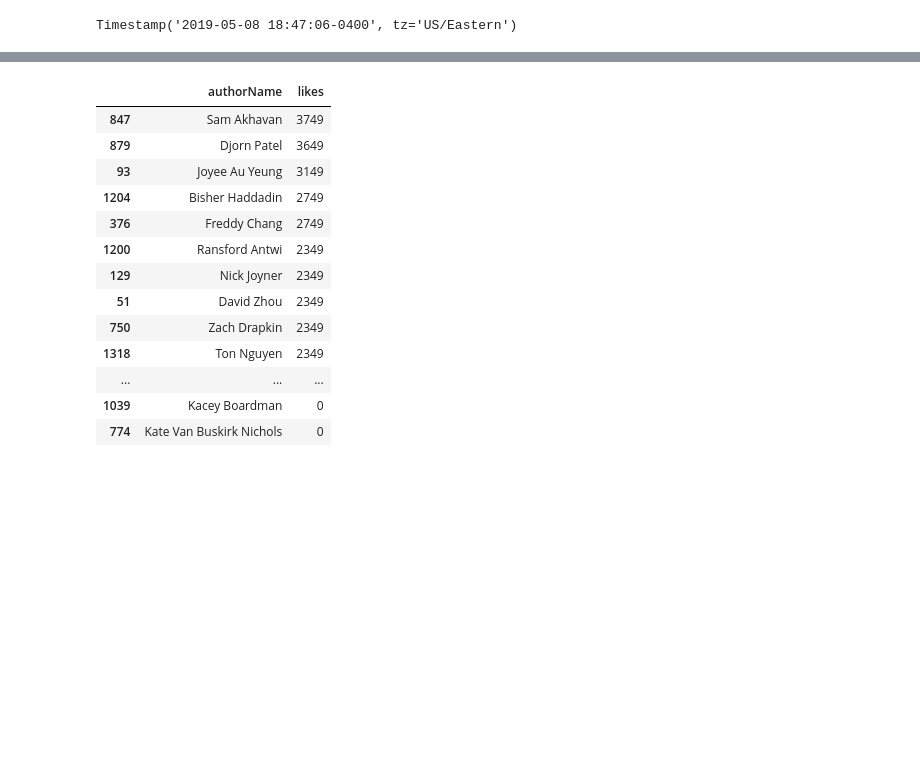
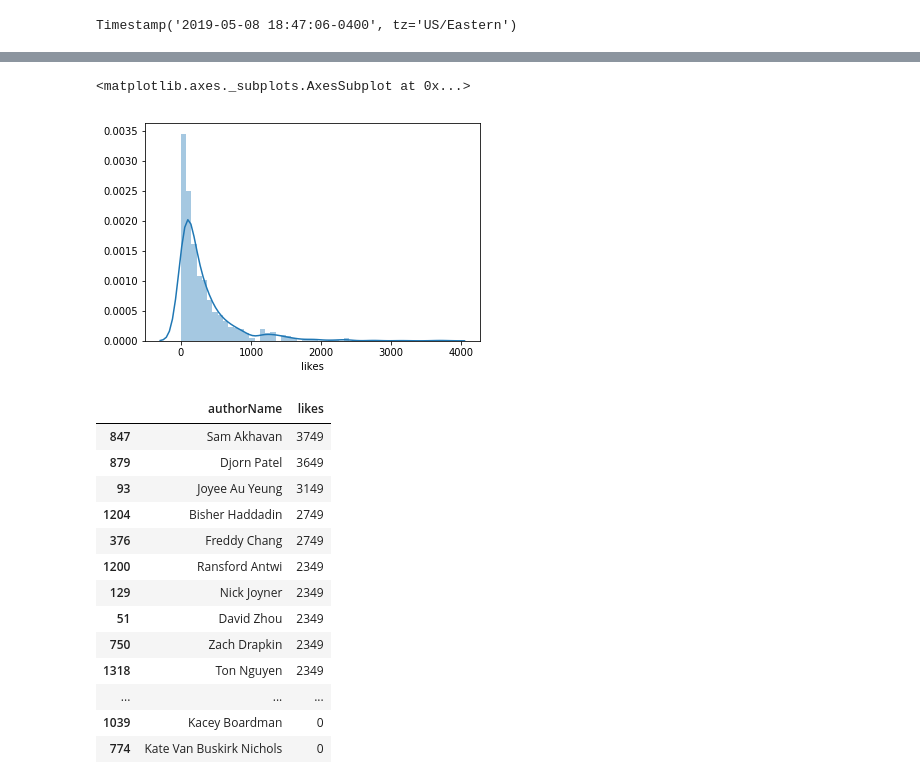
Before and after one commit to abhisuri97/meme-analysis, a Jupyter notebook: Meme-Analysis.ipynb, the cells around one changed output, grey strips where cells are left out. Cells and saved outputs as stored; diff of their text form; code cells hidden in the pictures; blank space fills up the shorter version.

```diff
--- a/Meme-Analysis.ipynb
+++ b/Meme-Analysis.ipynb
@@ -223,3 +222,9 @@ Text(0, 0.5, 'Count in bucket')
+# %%
+import seaborn as sns
+sns.distplot(out['likes'])
+# %% [output]
+<matplotlib.axes._subplots.AxesSubplot at 0x...>
+[figure, added]
 # %%
 out.sort_values('likes',ascending=False)[['authorName', 'likes']]
 # %% [output]
```
Also changed, not shown: parts of 3 cells of this notebook.
